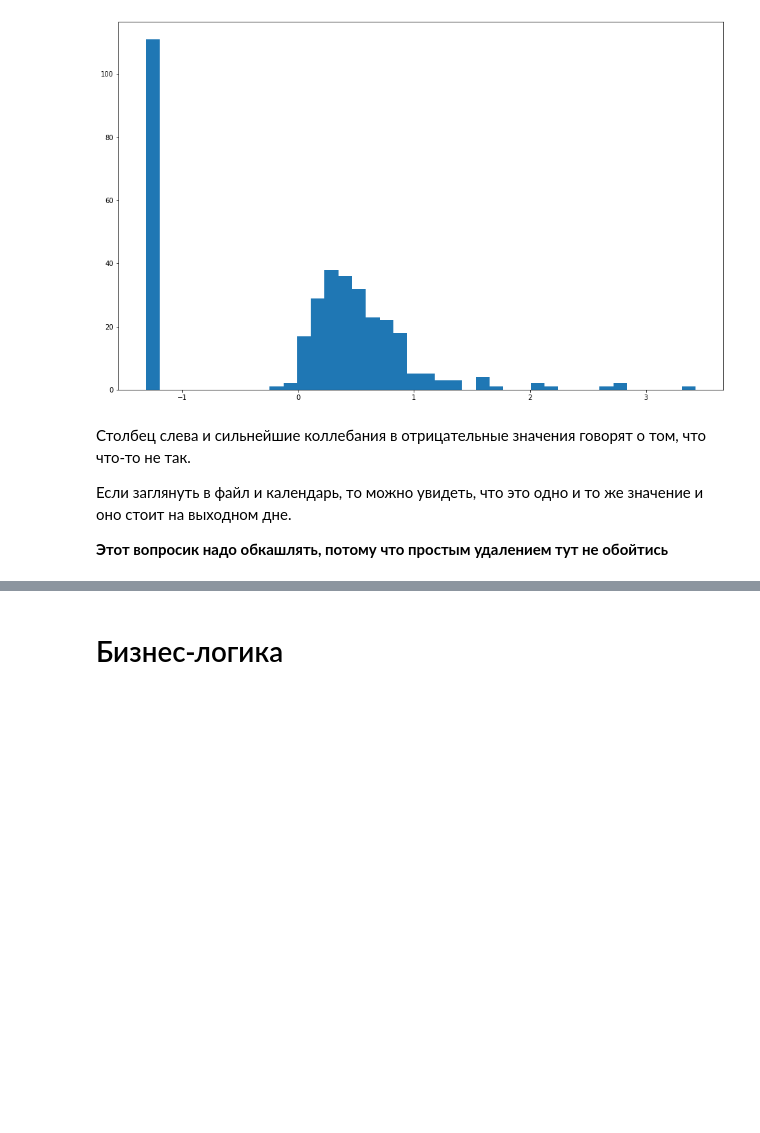
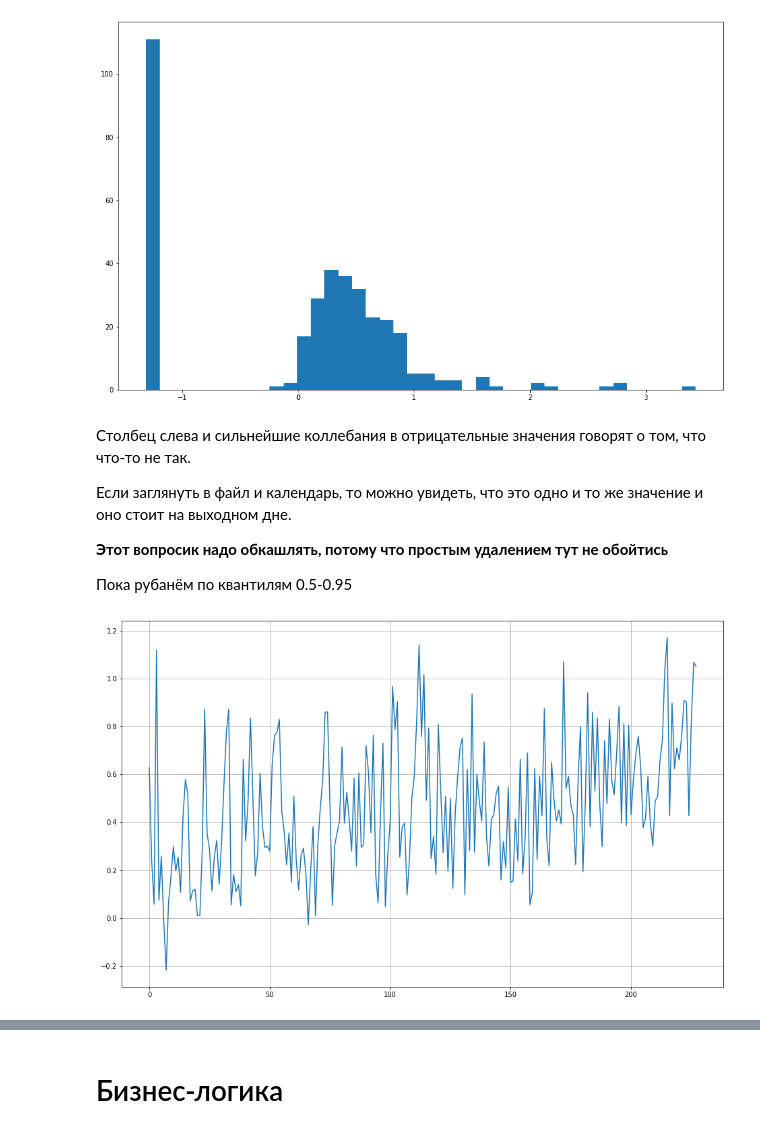
Before and after one commit to Penitto/StochProcs3, a Jupyter notebook: Proj.ipynb, the cells around one changed output, grey strips where cells are left out. Saved outputs shown, nothing was run; the diff lists cells and outputs as text; code cells hidden in the pictures; blank space fills up the shorter version.

```diff
--- a/Proj.ipynb
+++ b/Proj.ipynb
@@ -29,3 +27,12 @@ plt.show()
 Если заглянуть в файл и календарь, то можно увидеть, что это одно и то же значение и оно стоит на выходном дне.
 
 __Этот вопросик надо обкашлять, потому что простым удалением тут не обойтись__
+
+Пока рубанём по квантилям 0.5-0.95
+# %%
+plt.figure(figsize=(16,10))
+plt.plot(train['Target'].values[(train['Target'] < train['Target'].quantile(0.95)) & (train['Target'] > train['Target'].quantile(0.05))])
+plt.grid()
+plt.show()
+# %% [output]
+[figure, added]
```
Also changed, not shown: parts of 6 cells of this notebook.
